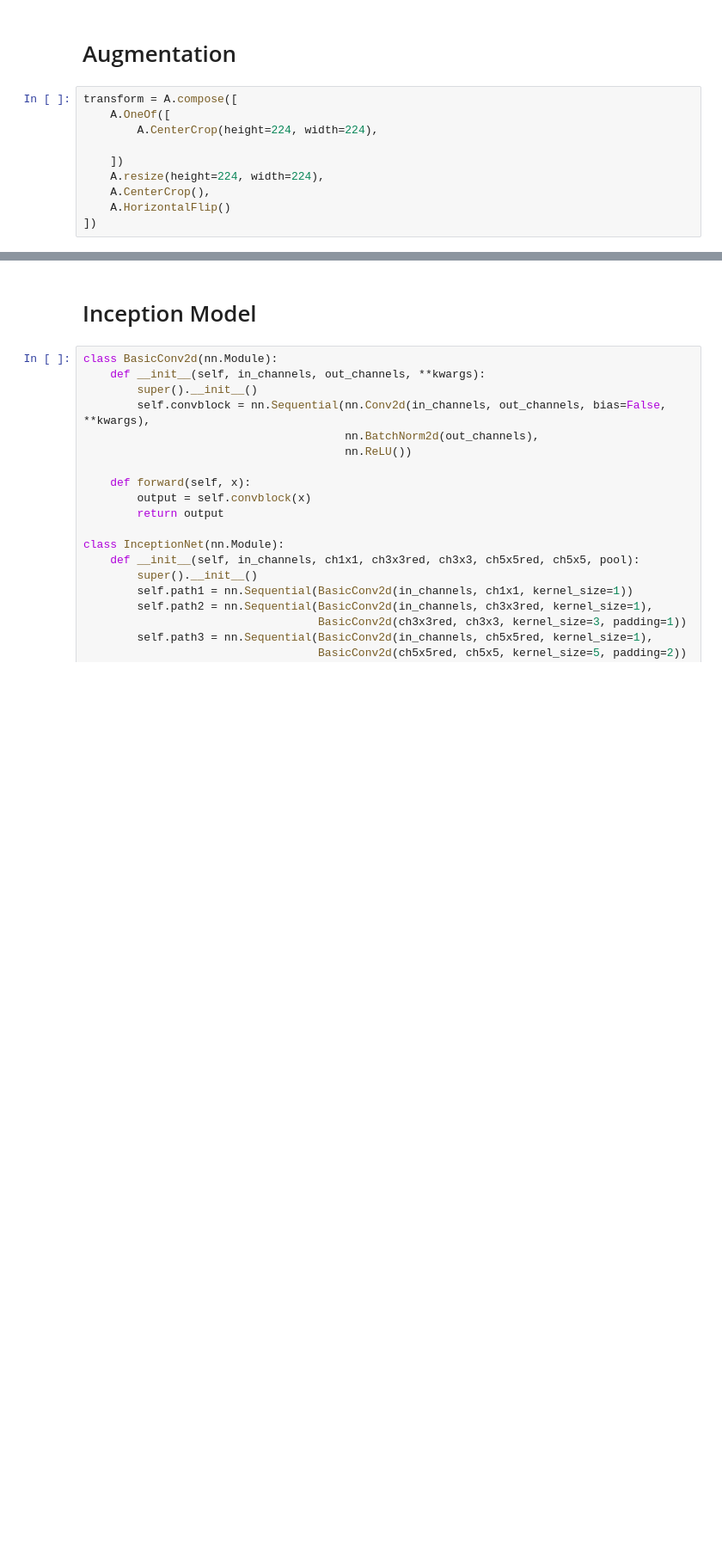
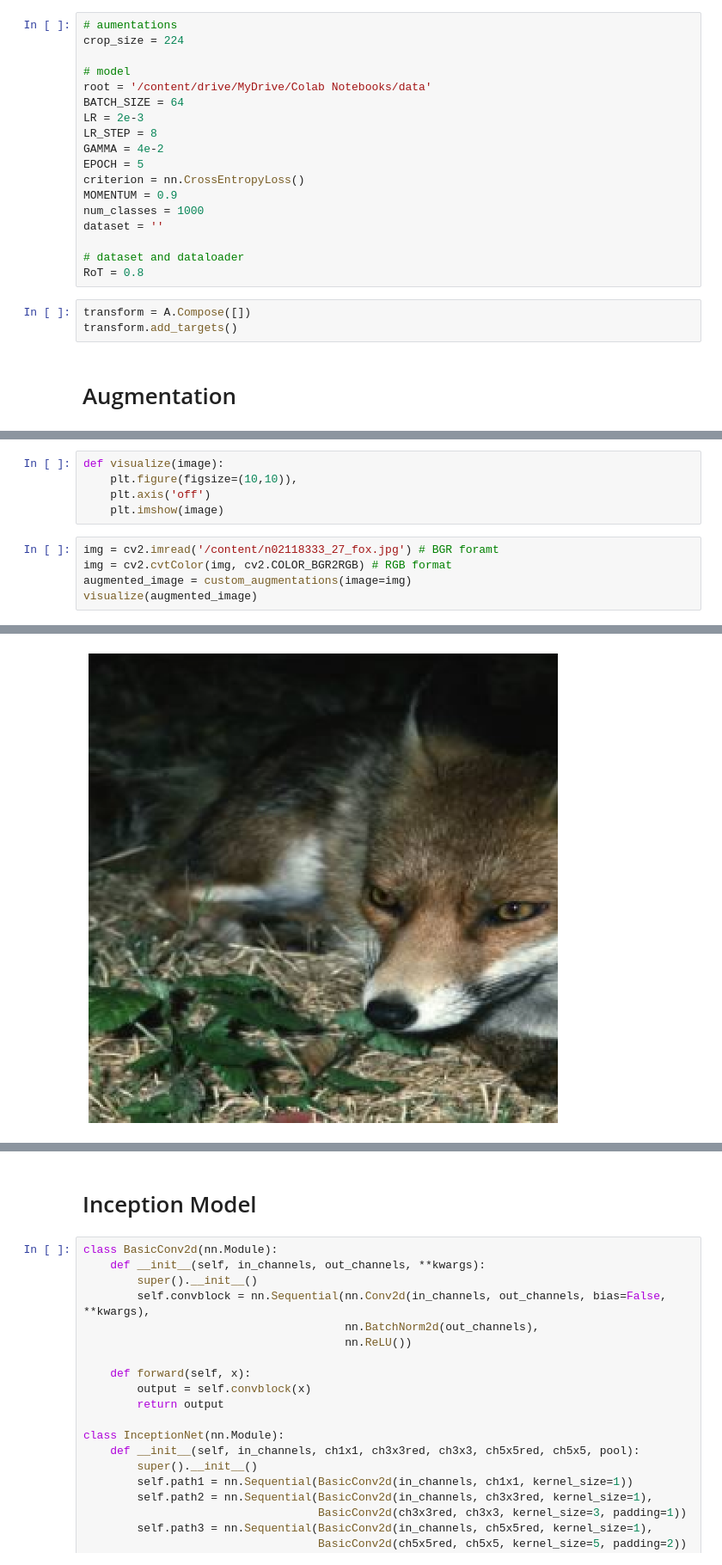
Before and after one commit to hwarang97/paperswithcode, a Jupyter notebook: InceptionNet_v1.ipynb, the cells around one changed output, grey strips where cells are left out. Shown at 86% size. Cells and saved outputs as stored; diff of their text form; blank space fills up the shorter version.

```diff
--- a/InceptionNet_v1.ipynb
+++ b/InceptionNet_v1.ipynb
@@ -46,12 +50,23 @@ Drive already mounted at /content/drive; to attempt to forcibly remount, call dr
+# %%
+# aumentations
+crop_size = 224
+
+# model
+root = '/content/drive/MyDrive/Colab Notebooks/data'
+BATCH_SIZE = 64
+LR = 2e-3
+LR_STEP = 8
+GAMMA = 4e-2
+EPOCH = 5
+criterion = nn.CrossEntropyLoss()
+MOMENTUM = 0.9
+num_classes = 1000
+dataset = ''
+
+# dataset and dataloader
+RoT = 0.8
+# %%
+transform = A.Compose([])
+transform.add_targets()
 # %% [markdown]
 # Augmentation
-# %%
-transform = A.compose([
-    A.OneOf([
-        A.CenterCrop(height=224, width=224),
-
-    ])
-    A.resize(height=224, width=224),
-    A.CenterCrop(),
-    A.HorizontalFlip()
-])
@@ -57,0 +119,11 @@ transform = A.compose([
+# %%
+def visualize(image):
+    plt.figure(figsize=(10,10)),
+    plt.axis('off')
+    plt.imshow(image)
+# %%
+img = cv2.imread('/content/n02118333_27_fox.jpg') # BGR foramt
+img = cv2.cvtColor(img, cv2.COLOR_BGR2RGB) # RGB format
+augmented_image = custom_augmentations(image=img)
+visualize(augmented_image)
+# %% [output]
@@ -57,0 +131 @@ transform = A.compose([
+[figure, added]
```
Also changed, not shown: parts of 14 cells of this notebook.
